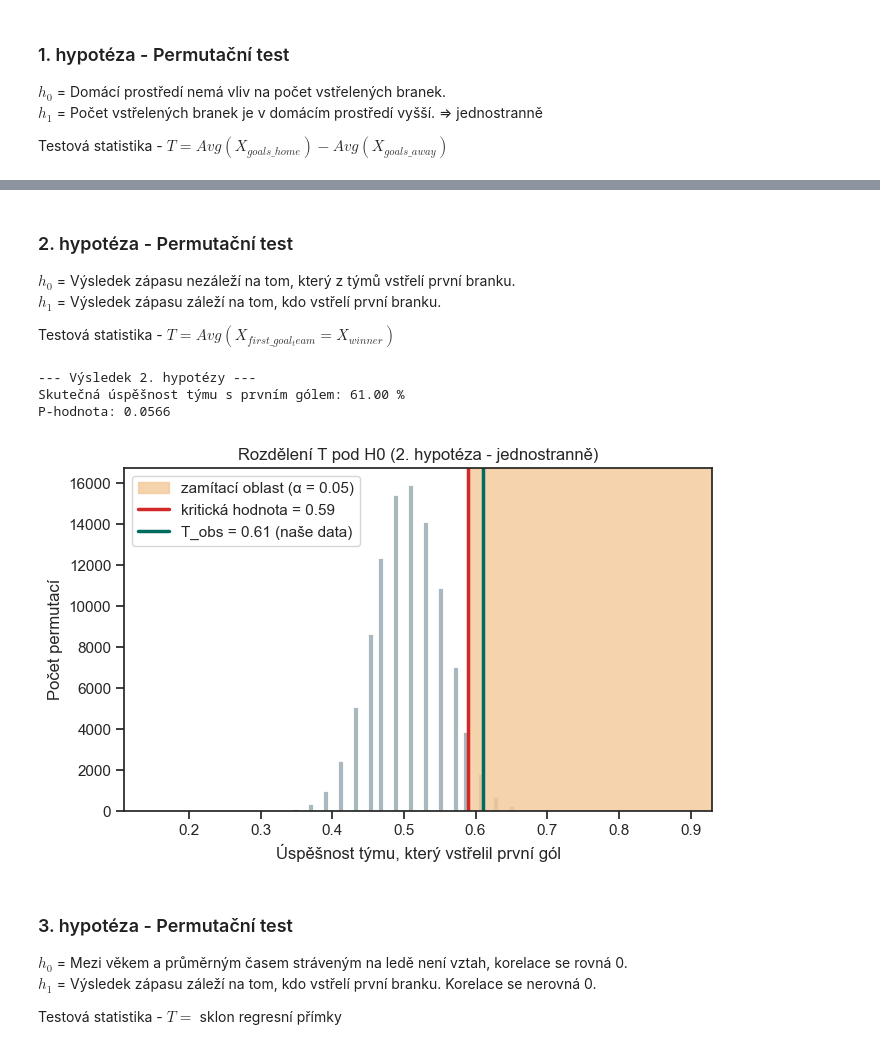
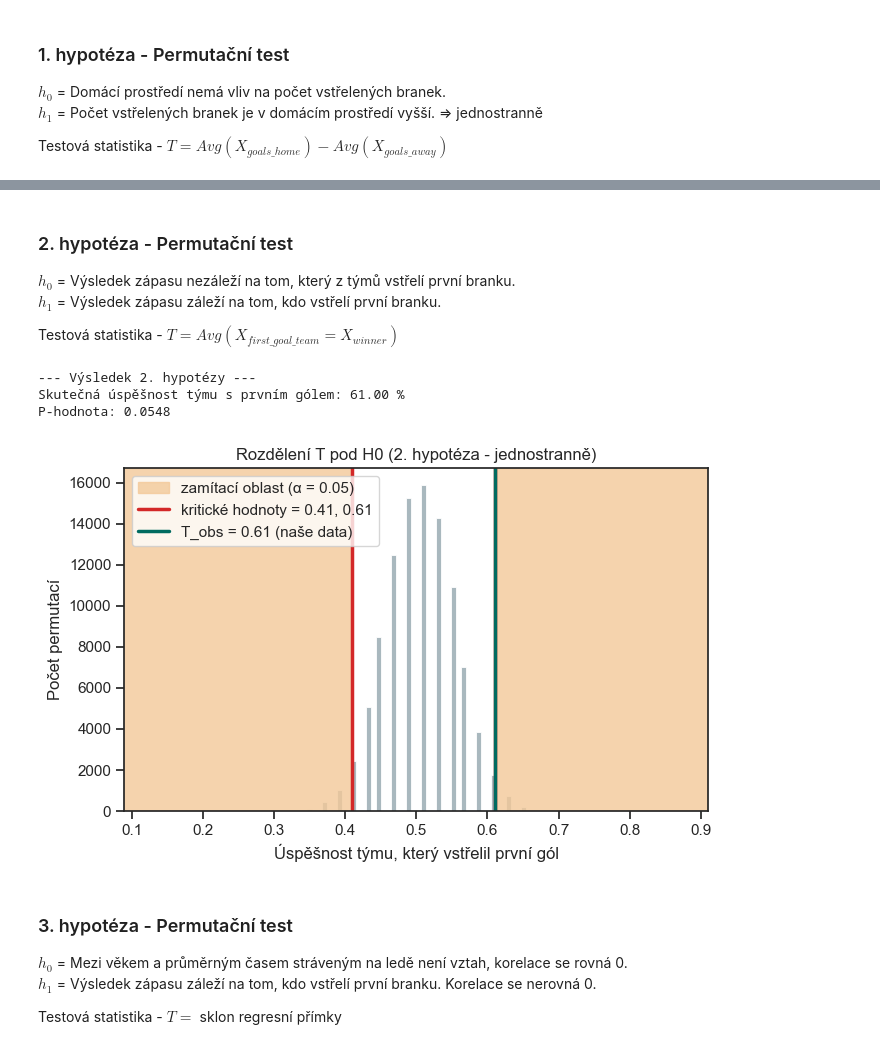
Before and after one commit to honzabenes/NMAI059_PaSt, a Jupyter notebook: statisticky_projekt/statisticky_projekt.ipynb, the cells around one changed output, grey strips where cells are left out. Saved outputs shown, nothing was run; the diff lists cells and outputs as text; code cells hidden in the pictures.

```diff
--- a/statisticky_projekt/statisticky_projekt.ipynb
+++ b/statisticky_projekt/statisticky_projekt.ipynb
@@ -89,42 +94,45 @@ P-hodnota = 0.0062
 $h_0$ = Výsledek zápasu nezáleží na tom, který z týmů vstřelí první branku.\
 $h_1$ = Výsledek zápasu záleží na tom, kdo vstřelí první branku.
 
-Testová statistika - $T = Avg(X_{first\_goal_team} = X_{winner})$
+Testová statistika - $T = Avg(X_{first\_goal\_team} = X_{winner})$
 # %%
+# Načtení dat
 home = df_games['Home'].head(100).astype(str).to_numpy()
 
 first_goal_team_str = df_games['First_goal_team'].head(100).astype(str).to_numpy() # TODO: odstranit head
 winner_str = df_games['Winner'].head(100).astype(str).to_numpy() # TODO: odstranit head
 
 first_goal_team = (home == first_goal_team_str).astype(int)
 winner = (home == winner_str).astype(int)
 
+# Testová statistika
 def first_goal_team_is_winner_percantage(x, y):
     return np.mean(x == y)
 
 result = permutation_test(
     data = (first_goal_team, winner),
     statistic = first_goal_team_is_winner_percantage,
+    # Zvolil jsem typ 'pairings', protože chci prohazovat vertikálně jeden sloupec. Mělo by to fungovat, jelikož jsem si data převedl na 1 a 0, kde 1 reprezentuje domácí tým a 0 hostující.
     permutation_type='pairings',
     n_resamples=100_000,
     alternative='two-sided'
 )
 
-print(f"\n--- Výsledek 2. hypotézy ---")
+# Vizualizace
 print(f"Skutečná úspěšnost týmu s prvním gólem: {result.statistic * 100:.2f} %")
 print(f"P-hodnota: {result.pvalue:.4f}")
 
 visualize_permutation_test(
     result,
-    alternative='greater',
+    alternative='two-sided',
     title='Rozdělení T pod H0 (2. hypotéza - jednostranně)',
     xlabel='Úspěšnost týmu, který vstřelil první gól'
 )
 # %% [output]
 --- Výsledek 2. hypotézy ---
 Skutečná úspěšnost týmu s prvním gólem: 61.00 %
-P-hodnota: 0.0566
+P-hodnota: 0.0548
-[figure, old version]
+[figure, new version]
 # %% [markdown]
 ### 3. hypotéza - Permutační test
 $h_0$ = Mezi věkem a průměrným časem stráveným na ledě není vztah, korelace se rovná 0.\
```
Also changed, not shown: parts of 2 cells of this notebook.
